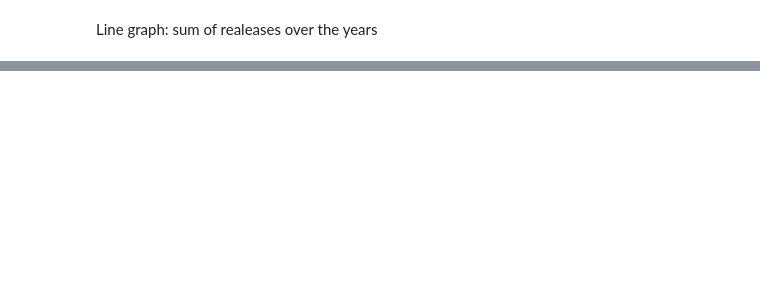
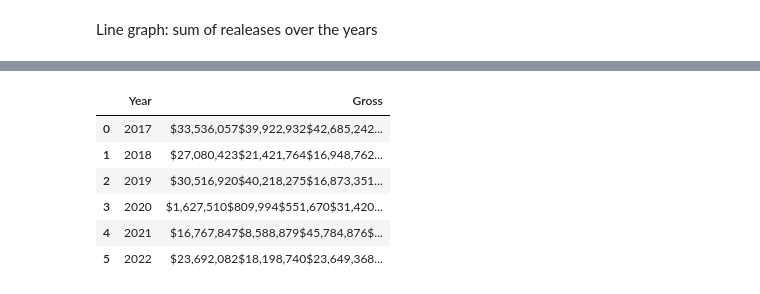
Before and after one commit to nathanmartin5937/capstone, a Jupyter notebook: notebooks/box_office.ipynb, the cells around one changed output, grey strips where cells are left out. Saved outputs shown, nothing was run; the diff lists cells and outputs as text; code cells hidden in the pictures; blank space fills up the shorter version.

```diff
--- a/notebooks/box_office.ipynb
+++ b/notebooks/box_office.ipynb
@@ -131,0 +217,11 @@ plt.show()
+# %%
+box_gross = box_office_df.groupby(['Year'], as_index=False,).agg({'Gross':'sum'})
+box_gross
+# %% [output]
+|  | Year | Gross |
+| 0 | 2017 | $33,536,057$39,922,932$42,685,242... |
+| 1 | 2018 | $27,080,423$21,421,764$16,948,762... |
+| 2 | 2019 | $30,516,920$40,218,275$16,873,351... |
+| 3 | 2020 | $1,627,510$809,994$551,670$31,420... |
+| 4 | 2021 | $16,767,847$8,588,879$45,784,876$... |
+| 5 | 2022 | $23,692,082$18,198,740$23,649,368... |
```
Also changed, not shown: parts of 31 cells of this notebook.
